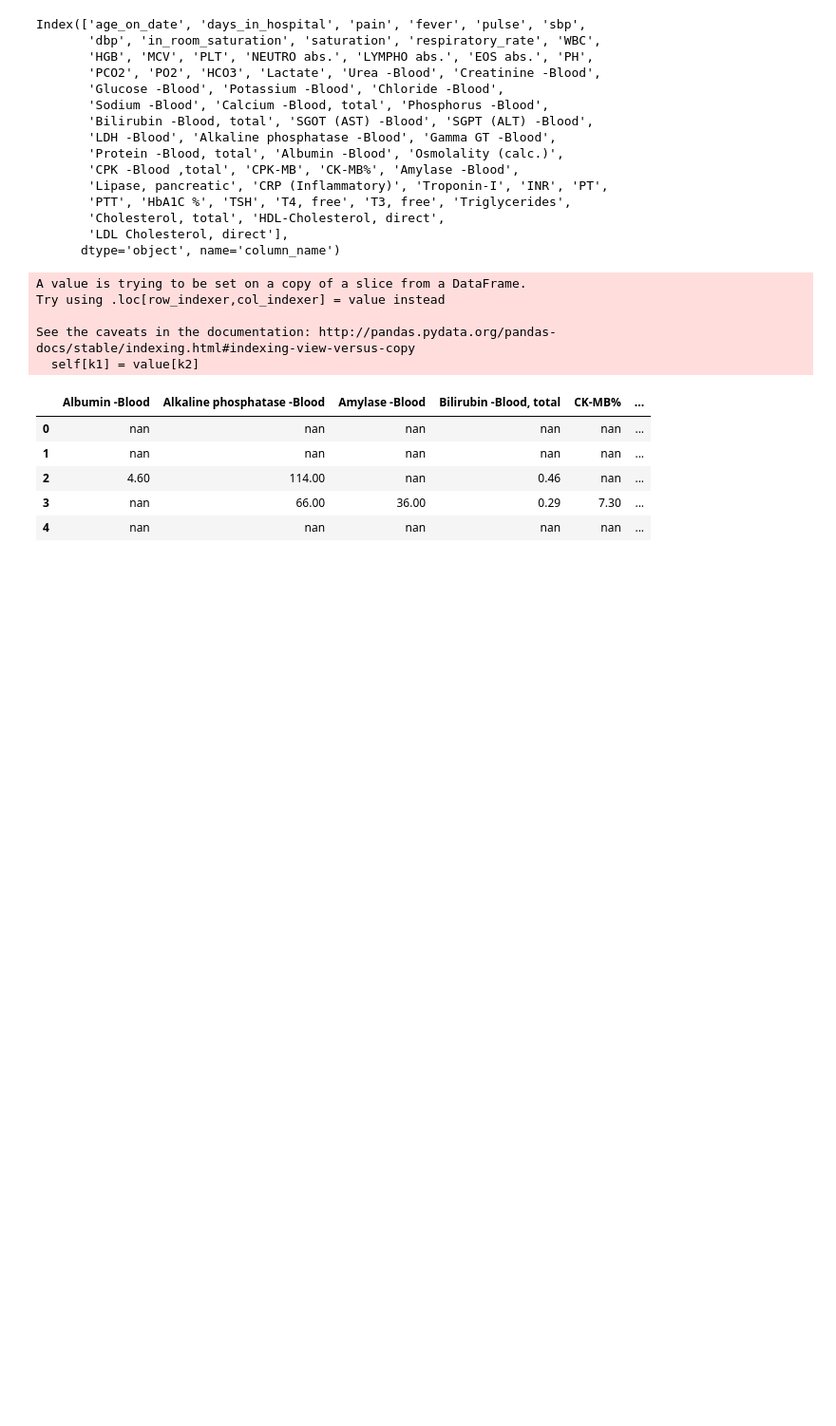
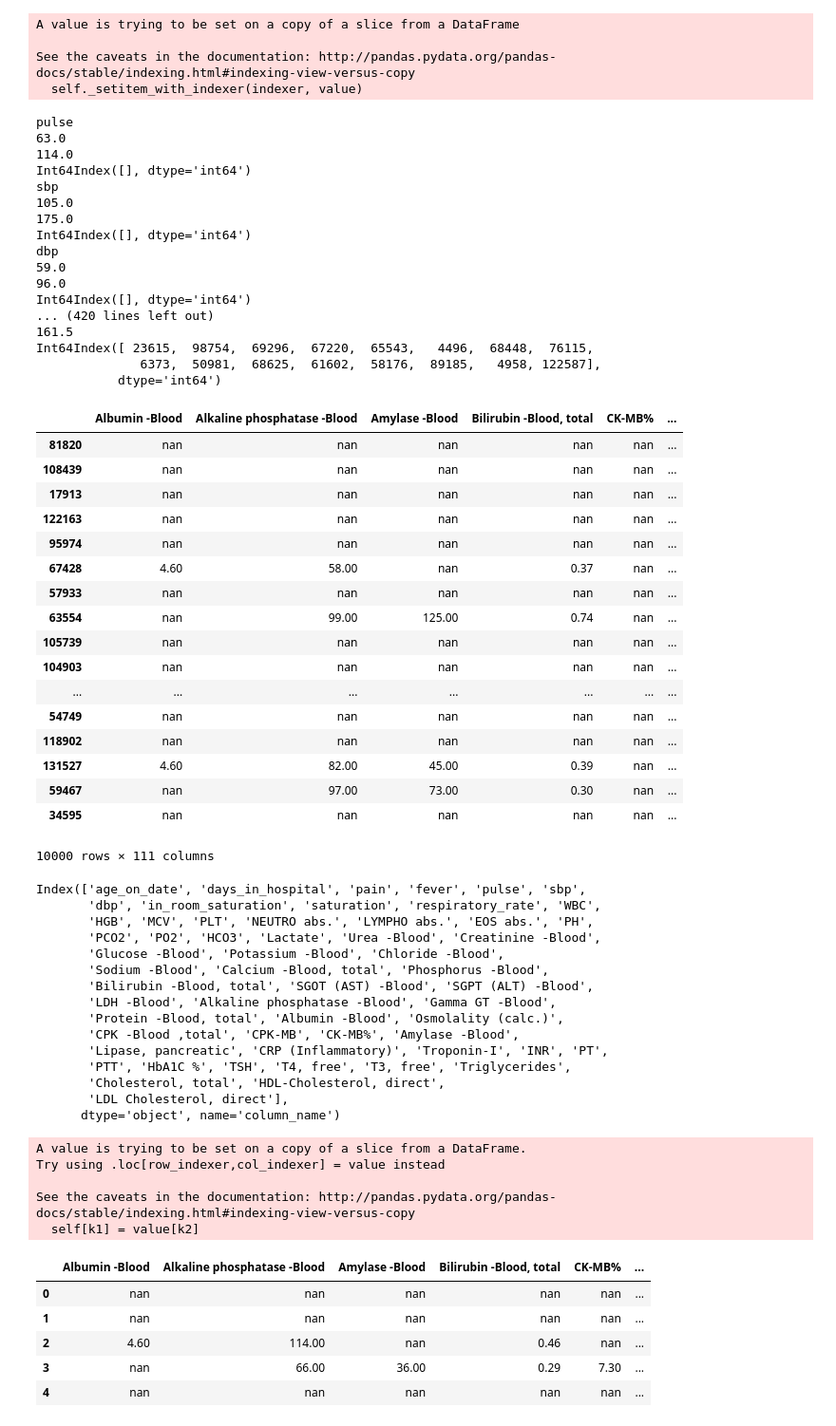
Before and after one commit to talionet/Shiba-Hackathon, a Jupyter notebook: notebooks/ER_data_exploration.ipynb, the cells around one changed output. Shown at 95% size. Saved outputs shown, nothing was run; the diff lists cells and outputs as text; code cells hidden in the pictures; blank space fills up the shorter version.

Commit message:
\fixed 'convert_to_numeric'

```diff
--- a/notebooks/ER_data_exploration.ipynb
+++ b/notebooks/ER_data_exploration.ipynb
@@ -21,8 +21,11 @@ hour_diff = lambda i:i.total_seconds()/360 if type(i) is not None else i
 
 thumbdrive = 'DATAB'
 data_dir = 'ER'
-data = util.load_pickle_files(thumbdrive, data_dir, is_small=False)
+data = util.load_pickle_files(thumbdrive, data_dir, is_small=True)
 data_with_targets = features.add_death_columns(data)
 target_variables = [d for d in data_with_targets.columns if 'T_' in d]
 target_variables
+
+meta_data=util.read_metadata()
+numeric_cols = meta_data.loc[meta_data.data_type == 'numeric'].index
 # %% [output]
@@ -45,3 +43,36 @@ Total number of rows:  605673
  'T_mortality30d',
  'T_mortality60d',
  'T_mortality_type']
+# %%
+def convert_to_numeric(data, numeric_cols = 'all', ignore_strs=['<','>'],convert_str_map= {},meta_data= None):
+    print('converting numeric columns to numeric...')
+    data_numeric= data[numeric_cols]
+    for st in ignore_strs:
+        data_numeric=data_numeric.applymap(lambda s: s.replace(st,'') if type(s)==str else s)
+    for st in convert_str_map.keys():
+        data_numeric=data_numeric.applymap(lambda s: s.replace(st,convert_str_map[st]) if type(s)==str else s)
+    data_numeric = data_numeric.apply(pd.to_numeric, errors='coerce')
+    data[numeric_cols] = data_numeric
+    return data
+
+def remove_outliers(data, high=0.95, low=0.1, numeric_cols = []):
+    if type(numeric_cols) == str:
+        meta_data=read_metadata()
+        numeric_cols = meta_data.loc[meta_data.data_type == 'numeric'].index
+    print('removing outliers from numeric columns...')
+    for name in numeric_cols:
+        print(name)
+        q_low, q_high = data[name].quantile([low, high])
+        print(q_low)
+        print(q_high)
+        low_ind = data[name].loc[data[name] <  q_low ].index
+        print(low_ind)
+        high_ind= data[name].loc[data[name] >  q_high ].index
+        data[name].loc[low_ind]= q_low
+
+    return data
+
+#ndata=convert_to_numeric(data, numeric_cols= numeric_cols)
+remove_outliers(ndata, numeric_cols=numeric_cols)
+ndata.dtypes
+# %% [output]
@@ -48,3 +97,42 @@ Total number of rows:  605673
+A value is trying to be set on a copy of a slice from a DataFrame
+
+See the caveats in the documentation: http://pandas.pydata.org/pandas-docs/stable/indexing.html#indexing-view-versus-copy
+  self._setitem_with_indexer(indexer, value)
+pulse
+63.0
+114.0
+Int64Index([], dtype='int64')
+sbp
+105.0
+175.0
+Int64Index([], dtype='int64')
+dbp
+59.0
+96.0
+Int64Index([], dtype='int64')
+... (420 lines left out)
+161.5
+Int64Index([ 23615,  98754,  69296,  67220,  65543,   4496,  68448,  76115,
+              6373,  50981,  68625,  61602,  58176,  89185,   4958, 122587],
+           dtype='int64')
+|  | Albumin -Blood | Alkaline phosphatase -Blood | Amylase -Blood | Bilirubin -Blood, total | CK-MB% | ... |
+| 81820 | nan | nan | nan | nan | nan | ... |
+| 108439 | nan | nan | nan | nan | nan | ... |
+| 17913 | nan | nan | nan | nan | nan | ... |
+| 122163 | nan | nan | nan | nan | nan | ... |
+| 95974 | nan | nan | nan | nan | nan | ... |
+| 67428 | 4.60 | 58.00 | nan | 0.37 | nan | ... |
+| 57933 | nan | nan | nan | nan | nan | ... |
+| 63554 | nan | 99.00 | 125.00 | 0.74 | nan | ... |
+| 105739 | nan | nan | nan | nan | nan | ... |
+| 104903 | nan | nan | nan | nan | nan | ... |
+| ... | ... | ... | ... | ... | ... | ... |
+| 54749 | nan | nan | nan | nan | nan | ... |
+| 118902 | nan | nan | nan | nan | nan | ... |
+| 131527 | 4.60 | 82.00 | 45.00 | 0.39 | nan | ... |
+| 59467 | nan | 97.00 | 73.00 | 0.30 | nan | ... |
+| 34595 | nan | nan | nan | nan | nan | ... |
+10000 rows × 111 columns
 # %%
 meta_data= pd.read_csv(os.path.abspath("../docs/ER/meta_data.csv"), index_col='column_name')
 hebrew_map= {'כאב':'pain',
```
Also changed, not shown: parts of 2 cells of this notebook.
